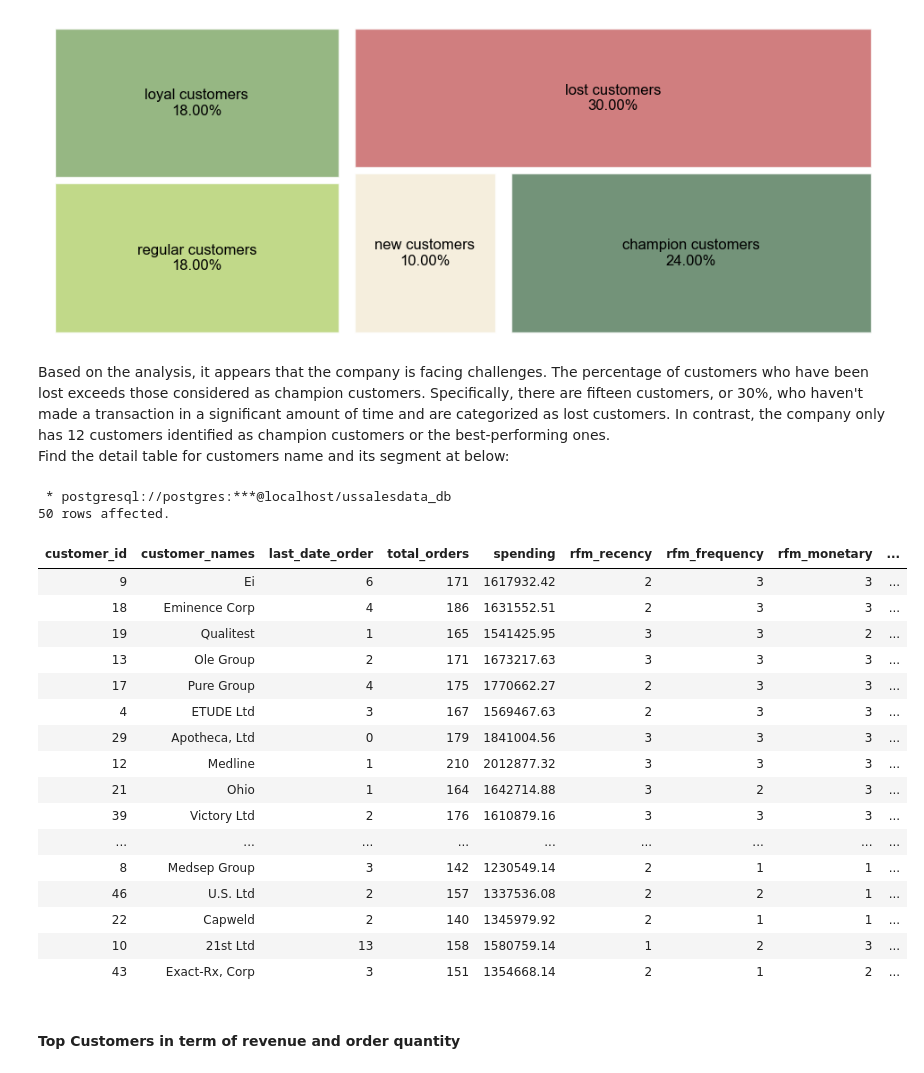
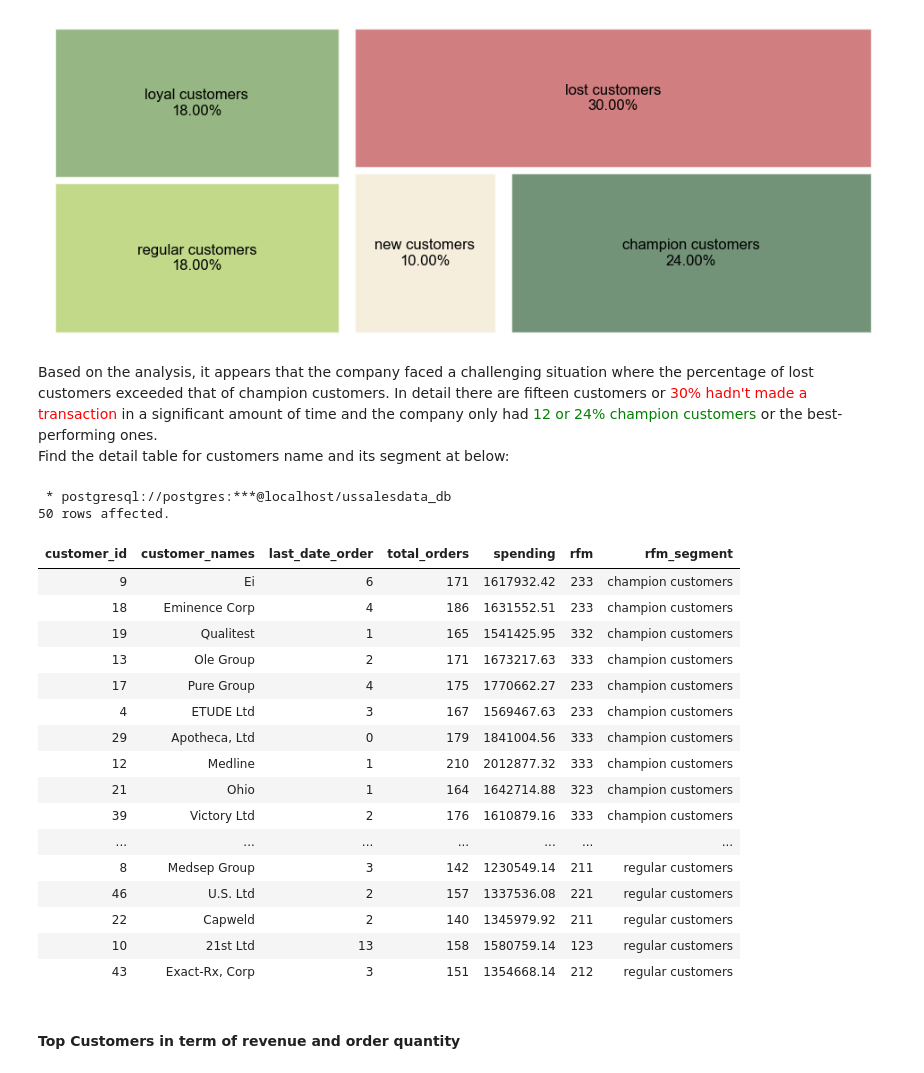
Before and after one commit to jeeenss/Data-Analysis-with-SQL, a Jupyter notebook: US Sales/US_Sales_Performance_Analysis.ipynb, the cells around one changed output. Drawn from its saved outputs; the diff is of its cells as text; code cells hidden in the pictures.

Commit message:
update the analysis

```diff
--- a/US Sales/US_Sales_Performance_Analysis.ipynb
+++ b/US Sales/US_Sales_Performance_Analysis.ipynb
@@ -1213,7 +1207,7 @@ plt.show()
 # %% [output]
 [figure]
 # %% [markdown]
-Based on the analysis, it appears that the company is facing challenges. The percentage of customers who have been lost exceeds those considered as champion customers. Specifically, there are fifteen customers, or 30%, who haven't made a transaction in a significant amount of time and are categorized as lost customers. In contrast, the company only has 12 customers identified as champion customers or the best-performing ones.
+Based on the analysis, it appears that the company faced a challenging situation where the percentage of lost customers exceeded that of champion customers. In detail there are fifteen customers or <span style="color:red;opacity:0.8"> 30% hadn't made a transaction </span> in a significant amount of time and the company only had <span style="color:green">12 or 24% champion customers </span> or the best-performing ones.
 <br>Find the detail table for customers name and its segment at below:
 # %%
 %%sql
@@ -1228,51 +1222,51 @@ SELECT
 FROM vw_sales s LEFT JOIN tb_customer c ON s.customer_id=c.customer_id
 GROUP BY s.customer_id,c.customer_names
 ORDER BY last_date_order
 ),
 rfm_calc as (
  select *,
   ntile(3) over (order by last_date_order desc) rfm_recency,
   ntile(3) over (order by total_orders ) rfm_frequency,
   ntile(3) over (order by spending ) rfm_monetary
  from rfm
  order by rfm_monetary desc
 ),
 rfm_scoring as (
 select *, rfm_recency + rfm_frequency + rfm_monetary as rfm_score,
 concat(rfm_recency, rfm_frequency, rfm_monetary)::int as rfm
 from rfm_calc
 ),
 rfm_cat as (
 select *, case
  when rfm in (311, 312, 311) then 'new customers'
  when rfm in (111, 121, 131, 122, 133, 113, 112, 132) then 'lost customers'
  when rfm in (212, 313, 123, 221, 211, 232) then 'regular customers'
  when rfm in (223, 222, 213, 322, 231, 321, 331) then 'loyal customers'
  when rfm in (333, 332, 323, 233) then 'champion customers'
 end rfm_segment
 from rfm_scoring
 )
-SELECT * FROM rfm_cat order by rfm_segment;
+SELECT customer_id, customer_names, last_date_order, total_orders, spending, rfm, rfm_segment FROM rfm_cat order by rfm_segment;
 # %% [output]
  * postgresql://postgres:***@localhost/ussalesdata_db
 50 rows affected.
-| customer_id | customer_names | last_date_order | total_orders | spending | rfm_recency | rfm_frequency | rfm_monetary | ... |
-| 9 | Ei | 6 | 171 | 1617932.42 | 2 | 3 | 3 | ... |
-| 18 | Eminence Corp | 4 | 186 | 1631552.51 | 2 | 3 | 3 | ... |
-| 19 | Qualitest | 1 | 165 | 1541425.95 | 3 | 3 | 2 | ... |
-| 13 | Ole Group | 2 | 171 | 1673217.63 | 3 | 3 | 3 | ... |
-| 17 | Pure Group | 4 | 175 | 1770662.27 | 2 | 3 | 3 | ... |
-| 4 | ETUDE Ltd | 3 | 167 | 1569467.63 | 2 | 3 | 3 | ... |
-| 29 | Apotheca, Ltd | 0 | 179 | 1841004.56 | 3 | 3 | 3 | ... |
-| 12 | Medline | 1 | 210 | 2012877.32 | 3 | 3 | 3 | ... |
-| 21 | Ohio | 1 | 164 | 1642714.88 | 3 | 2 | 3 | ... |
-| 39 | Victory Ltd | 2 | 176 | 1610879.16 | 3 | 3 | 3 | ... |
-| ... | ... | ... | ... | ... | ... | ... | ... | ... |
-| 8 | Medsep Group | 3 | 142 | 1230549.14 | 2 | 1 | 1 | ... |
-| 46 | U.S. Ltd | 2 | 157 | 1337536.08 | 2 | 2 | 1 | ... |
-| 22 | Capweld | 2 | 140 | 1345979.92 | 2 | 1 | 1 | ... |
-| 10 | 21st Ltd | 13 | 158 | 1580759.14 | 1 | 2 | 3 | ... |
-| 43 | Exact-Rx, Corp | 3 | 151 | 1354668.14 | 2 | 1 | 2 | ... |
+| customer_id | customer_names | last_date_order | total_orders | spending | rfm | rfm_segment |
+| 9 | Ei | 6 | 171 | 1617932.42 | 233 | champion customers |
+| 18 | Eminence Corp | 4 | 186 | 1631552.51 | 233 | champion customers |
+| 19 | Qualitest | 1 | 165 | 1541425.95 | 332 | champion customers |
+| 13 | Ole Group | 2 | 171 | 1673217.63 | 333 | champion customers |
+| 17 | Pure Group | 4 | 175 | 1770662.27 | 233 | champion customers |
+| 4 | ETUDE Ltd | 3 | 167 | 1569467.63 | 233 | champion customers |
+| 29 | Apotheca, Ltd | 0 | 179 | 1841004.56 | 333 | champion customers |
+| 12 | Medline | 1 | 210 | 2012877.32 | 333 | champion customers |
+| 21 | Ohio | 1 | 164 | 1642714.88 | 323 | champion customers |
+| 39 | Victory Ltd | 2 | 176 | 1610879.16 | 333 | champion customers |
+| ... | ... | ... | ... | ... | ... | ... |
+| 8 | Medsep Group | 3 | 142 | 1230549.14 | 211 | regular customers |
+| 46 | U.S. Ltd | 2 | 157 | 1337536.08 | 221 | regular customers |
+| 22 | Capweld | 2 | 140 | 1345979.92 | 211 | regular customers |
+| 10 | 21st Ltd | 13 | 158 | 1580759.14 | 123 | regular customers |
+| 43 | Exact-Rx, Corp | 3 | 151 | 1354668.14 | 212 | regular customers |
 # %% [markdown]
 #### Top Customers in term of revenue and order quantity ####
 # %%
```
Also changed, not shown: parts of 23 cells of this notebook.
